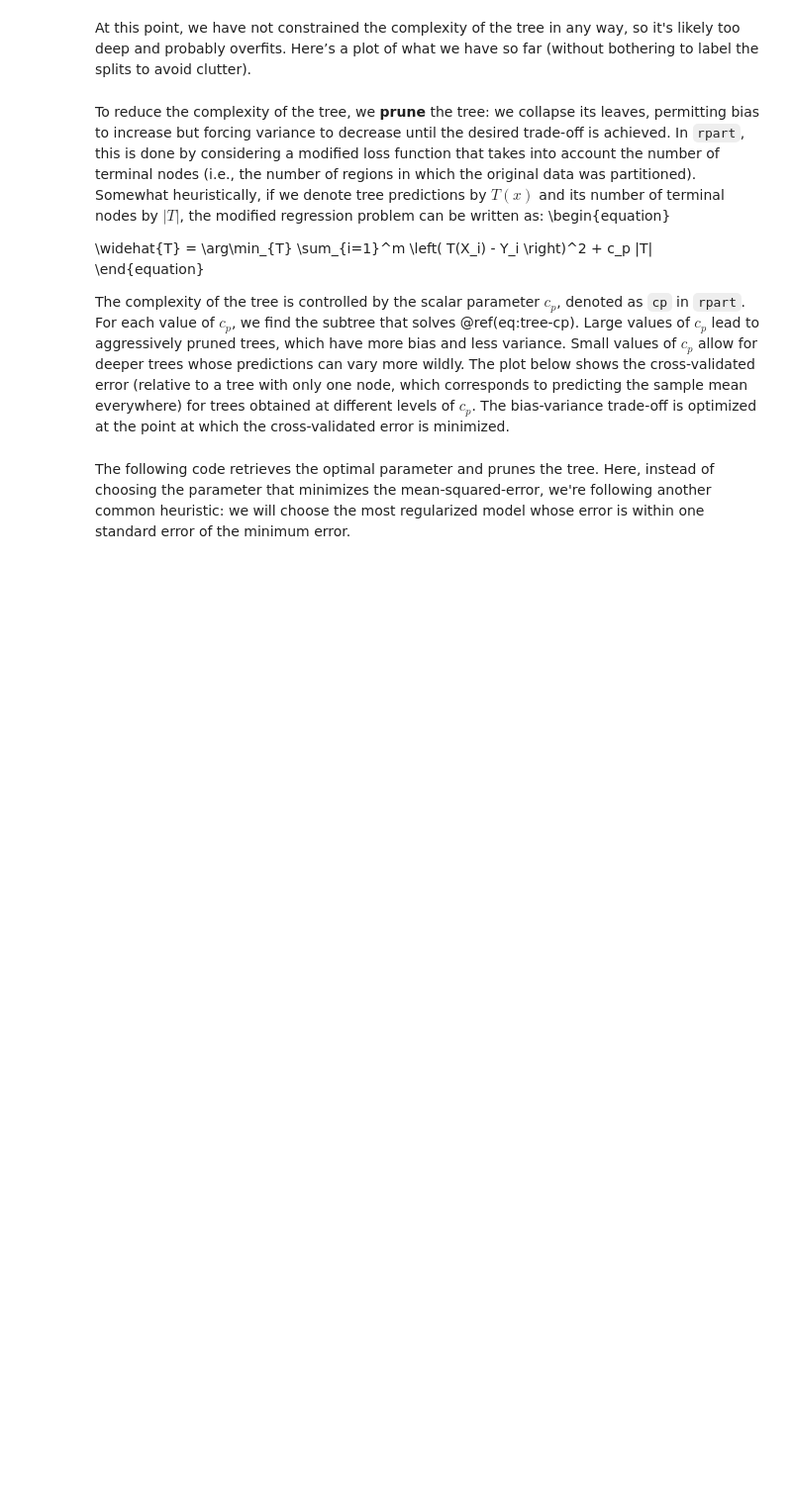
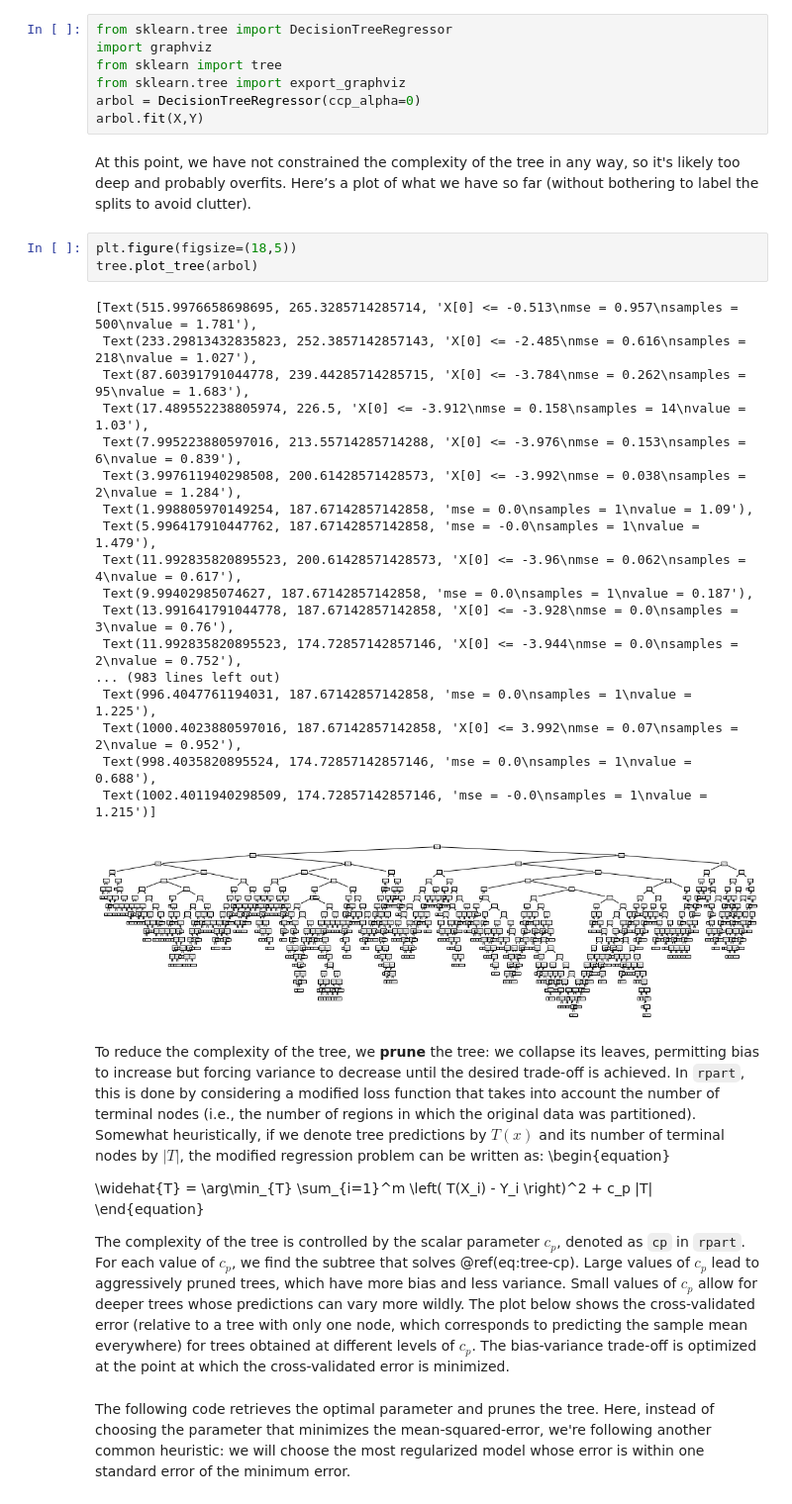
Before and after one commit to alexanderquispe/ml_book, a Jupyter notebook: Untitled-1.ipynb, the cells around one changed output. Shown at 99% size. Drawn from its saved outputs; the diff is of its cells as text; blank space fills up the shorter version.

```diff
--- a/Untitled-1.ipynb
+++ b/Untitled-1.ipynb
@@ -511,8 +511,37 @@ $s$, and divide the observations into “left” and “right” subsets, depend
 At prediction time, to find the predictions for some point $x$, we just follow the tree we just built, going left or right according to the selected variables and split points, until we reach a terminal node. Then, for regression problems, the predicted value at some point $x$ is the average outcome of the observations in the same partition as the point $x$. For classification problems, we output the majority class in the node.
 
 Let’s estimate a decision tree using the `R` package rpart; see [this tutorial](https://cran.r-project.org/web/packages/rpart/vignettes/longintro.pdf) for more information about it.
+# %%
+from sklearn.tree import DecisionTreeRegressor
+import graphviz
+from sklearn import tree
+from sklearn.tree import export_graphviz
+arbol = DecisionTreeRegressor(ccp_alpha=0)
+arbol.fit(X,Y)
 # %% [markdown]
 At this point, we have not constrained the complexity of the tree in any way, so it's likely too deep and probably overfits. Here’s a plot of what we have so far (without bothering to label the splits to avoid clutter).
+# %%
+plt.figure(figsize=(18,5))
+tree.plot_tree(arbol)
+# %% [output]
+[Text(515.9976658698695, 265.3285714285714, 'X[0] <= -0.513\nmse = 0.957\nsamples = 500\nvalue = 1.781'),
+ Text(233.29813432835823, 252.3857142857143, 'X[0] <= -2.485\nmse = 0.616\nsamples = 218\nvalue = 1.027'),
+ Text(87.60391791044778, 239.44285714285715, 'X[0] <= -3.784\nmse = 0.262\nsamples = 95\nvalue = 1.683'),
+ Text(17.489552238805974, 226.5, 'X[0] <= -3.912\nmse = 0.158\nsamples = 14\nvalue = 1.03'),
+ Text(7.995223880597016, 213.55714285714288, 'X[0] <= -3.976\nmse = 0.153\nsamples = 6\nvalue = 0.839'),
+ Text(3.997611940298508, 200.61428571428573, 'X[0] <= -3.992\nmse = 0.038\nsamples = 2\nvalue = 1.284'),
+ Text(1.998805970149254, 187.67142857142858, 'mse = 0.0\nsamples = 1\nvalue = 1.09'),
+ Text(5.996417910447762, 187.67142857142858, 'mse = -0.0\nsamples = 1\nvalue = 1.479'),
+ Text(11.992835820895523, 200.61428571428573, 'X[0] <= -3.96\nmse = 0.062\nsamples = 4\nvalue = 0.617'),
+ Text(9.99402985074627, 187.67142857142858, 'mse = 0.0\nsamples = 1\nvalue = 0.187'),
+ Text(13.991641791044778, 187.67142857142858, 'X[0] <= -3.928\nmse = 0.0\nsamples = 3\nvalue = 0.76'),
+ Text(11.992835820895523, 174.72857142857146, 'X[0] <= -3.944\nmse = 0.0\nsamples = 2\nvalue = 0.752'),
+... (983 lines left out)
+ Text(996.4047761194031, 187.67142857142858, 'mse = 0.0\nsamples = 1\nvalue = 1.225'),
+ Text(1000.4023880597016, 187.67142857142858, 'X[0] <= 3.992\nmse = 0.07\nsamples = 2\nvalue = 0.952'),
+ Text(998.4035820895524, 174.72857142857146, 'mse = 0.0\nsamples = 1\nvalue = 0.688'),
+ Text(1002.4011940298509, 174.72857142857146, 'mse = -0.0\nsamples = 1\nvalue = 1.215')]
+[figure, added]
 # %% [markdown]
 
 To reduce the complexity of the tree, we **prune** the tree: we collapse its leaves, permitting bias to increase but forcing variance to decrease until the desired trade-off is achieved. In `rpart`, this is done by considering a modified loss function that takes into account the number of terminal nodes (i.e., the number of regions in which the original data was partitioned). Somewhat heuristically, if we denote tree predictions by $T(x)$ and its number of terminal nodes by  $|T|$, the modified regression problem can be written as:
```
Also changed, not shown: parts of 3 cells of this notebook.
